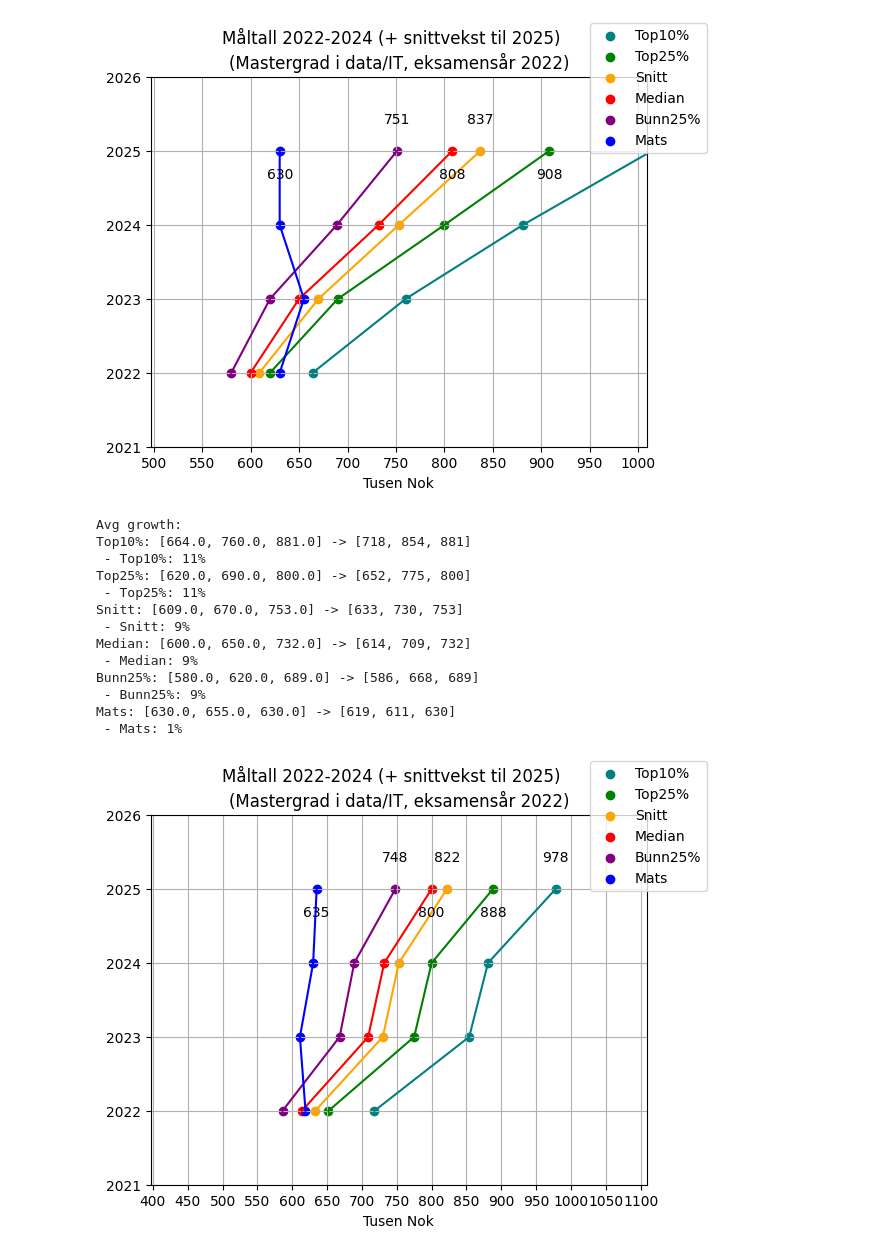
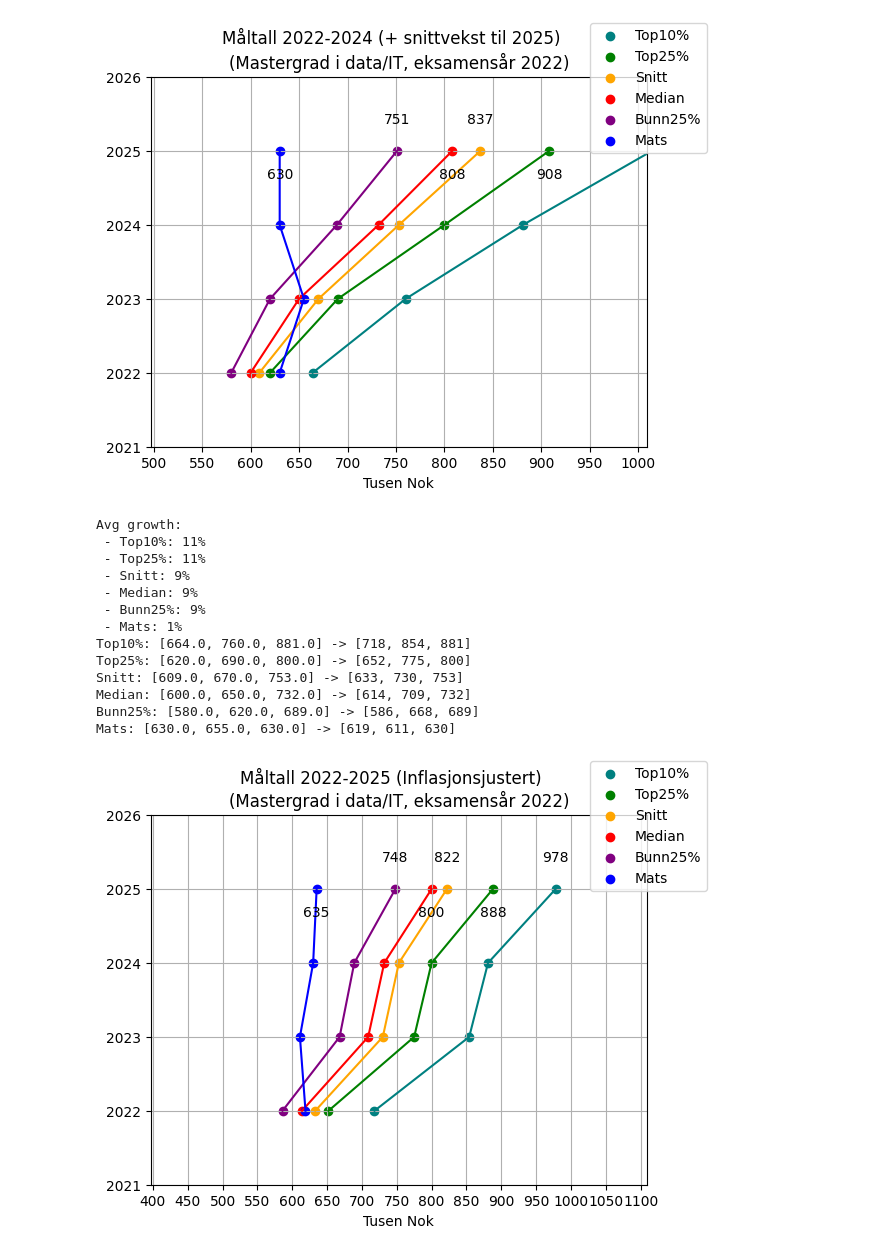
Before and after one commit to MatsRivel/Lonnssamtale, a Jupyter notebook: Main.ipynb, the cells around one changed output. Cells and saved outputs as stored; diff of their text form; code cells hidden in the pictures.

```diff
--- a/Main.ipynb
+++ b/Main.ipynb
@@ -273,40 +274,42 @@ ymax = ymax_base+1
 
 fig,ax = plt.subplots()
 fields = ["Top10%","Top25%","Snitt", "Median","Bunn25%","Mats"]
 colors = ["teal",  "green", "orange","red",   "purple", "blue"]
 print("Avg growth:")
+inflation_adjustment_changes = []
 for (idx,(field,color)) in enumerate(zip(fields,colors)):
     yvals_base = [float(y) for y in df[field]]
     yvals = inflasjonsjustert(yvals_base)
-    print(f"{field}: {yvals_base} -> {yvals}")
+    inflation_adjustment_changes.append(f"{field}:   \t{yvals_base} -> {yvals}")
     xvals = [int(x) for x in df["År(Slutt)"]] + [2025]
     average_increase = avg_growth(yvals)
 
     print(f" - {field}: {(average_increase-1)*100:.0f}%")
     yvals += [int(yvals[-1]*average_increase)]
 
     plot_2024(ax,yaxis = yvals, xaxis=xvals,name=field,color=color)
     ax.annotate(str(yvals[-1]), (yvals[-1], xvals[-1]), textcoords="offset points", xytext=(0,20 * (1-(2*(idx%2)))), ha='center')
-print()
+for s in inflation_adjustment_changes:
+    print(s)
 
 ax = custom_plot_formatter(ax,xmax,xmin)
 ax.xaxis.set_visible(True)
 ax.set_ylim(bottom=ymin,top=ymax)
-fig.suptitle("Måltall 2022-2024 (+ snittvekst til 2025)")
+fig.suptitle("Måltall 2022-2025 (Inflasjonsjustert)")
 fig.legend()
 plt.show()
 # %% [output]
 Avg growth:
+ - Top10%: 11%
+ - Top25%: 11%
+ - Snitt: 9%
+ - Median: 9%
+ - Bunn25%: 9%
+ - Mats: 1%
 Top10%: [664.0, 760.0, 881.0] -> [718, 854, 881]
- - Top10%: 11%
 Top25%: [620.0, 690.0, 800.0] -> [652, 775, 800]
- - Top25%: 11%
 Snitt: [609.0, 670.0, 753.0] -> [633, 730, 753]
- - Snitt: 9%
 Median: [600.0, 650.0, 732.0] -> [614, 709, 732]
- - Median: 9%
 Bunn25%: [580.0, 620.0, 689.0] -> [586, 668, 689]
- - Bunn25%: 9%
 Mats: [630.0, 655.0, 630.0] -> [619, 611, 630]
- - Mats: 1%
-[figure, old version]
+[figure, new version]
```
Also changed, not shown: parts of 3 cells of this notebook.
